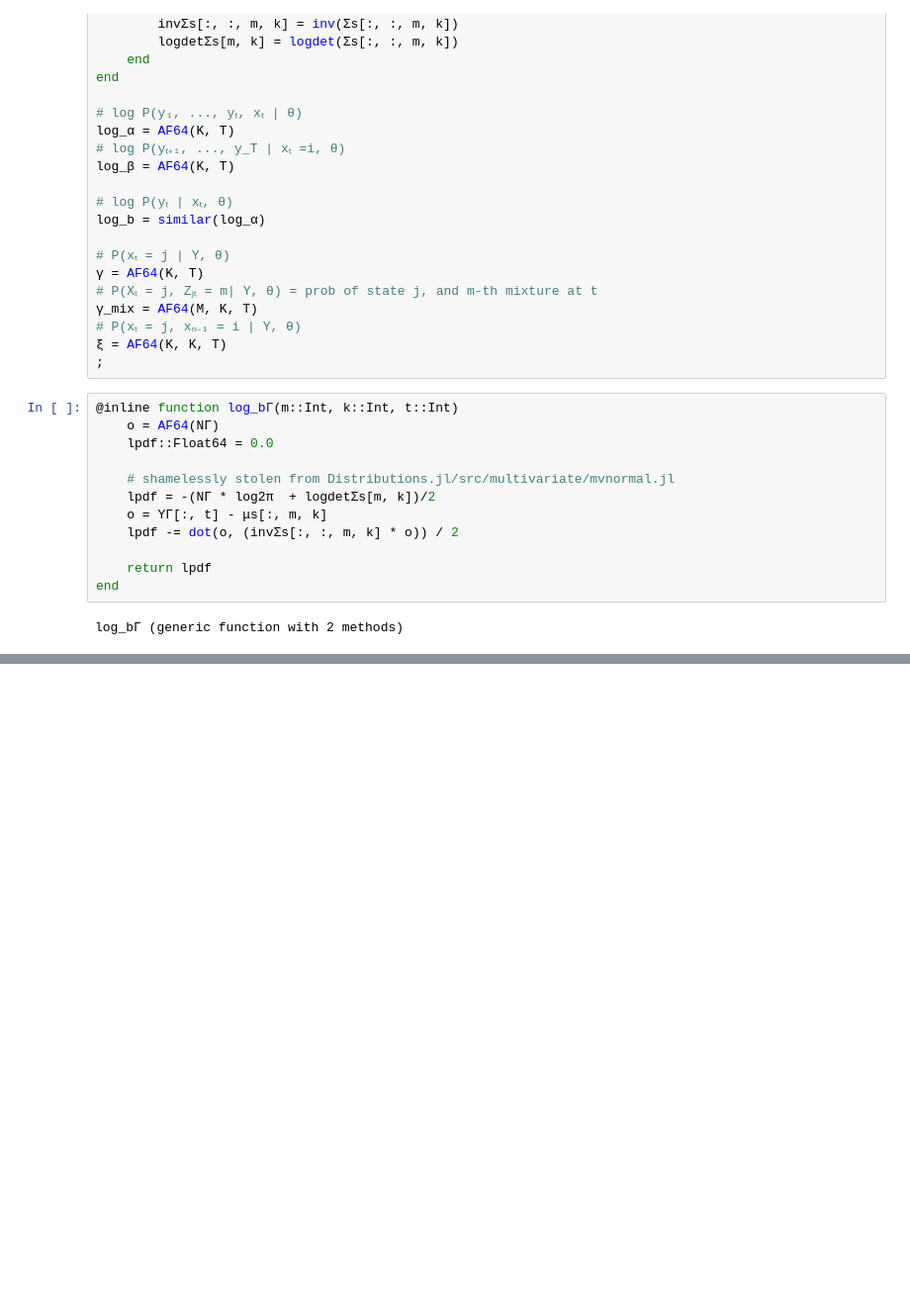
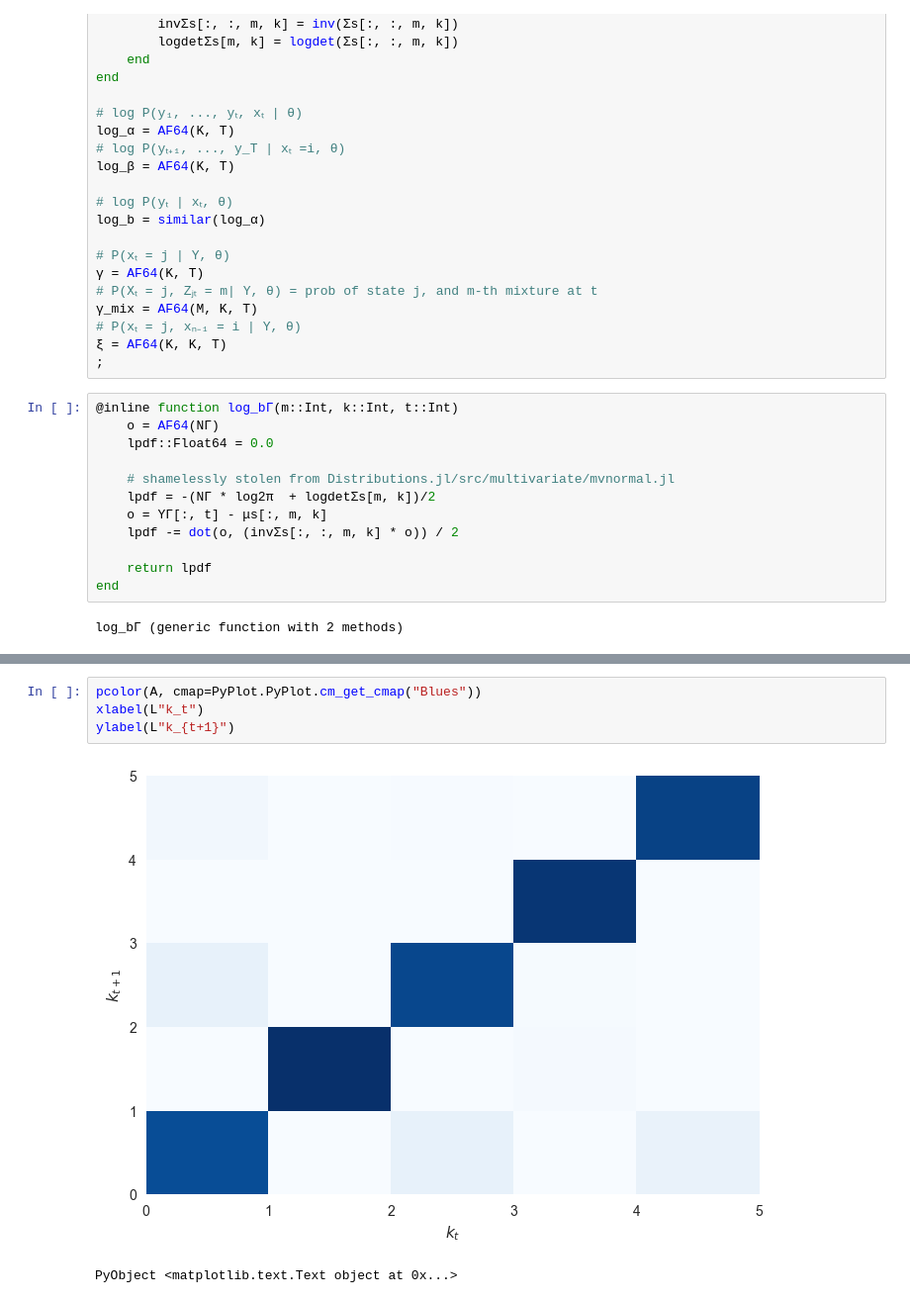
Before and after one commit to hamzaelsaawy/chmms, a Jupyter notebook: em_redo.ipynb, the cells around one changed output, grey strips where cells are left out. Shown at 99% size. Cells and saved outputs as stored; diff of their text form; blank space fills up the shorter version.

```diff
--- a/em_redo.ipynb
+++ b/em_redo.ipynb
@@ -318,0 +322,7 @@ done
+# %%
+pcolor(A, cmap=PyPlot.PyPlot.cm_get_cmap("Blues"))
+xlabel(L"k_t")
+ylabel(L"k_{t+1}")
+# %% [output]
+[figure, added]
+PyObject <matplotlib.text.Text object at 0x...>
```
Also changed, not shown: parts of 7 cells of this notebook, 3 other files.
